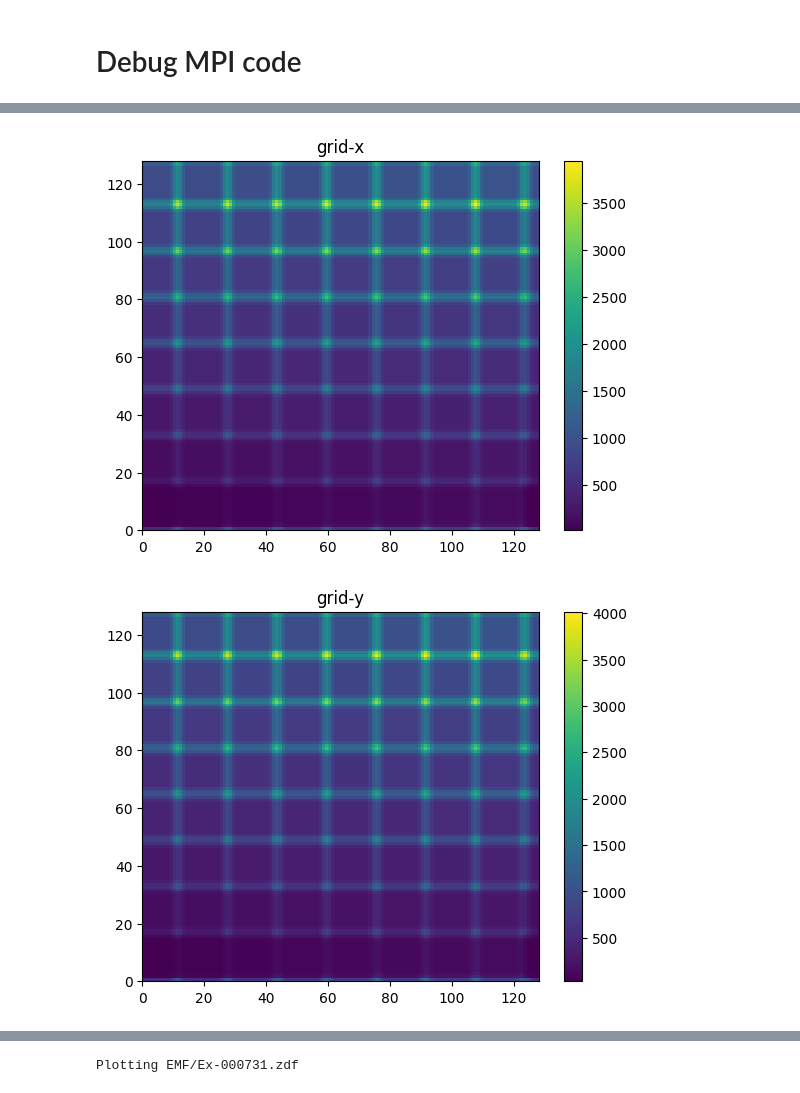
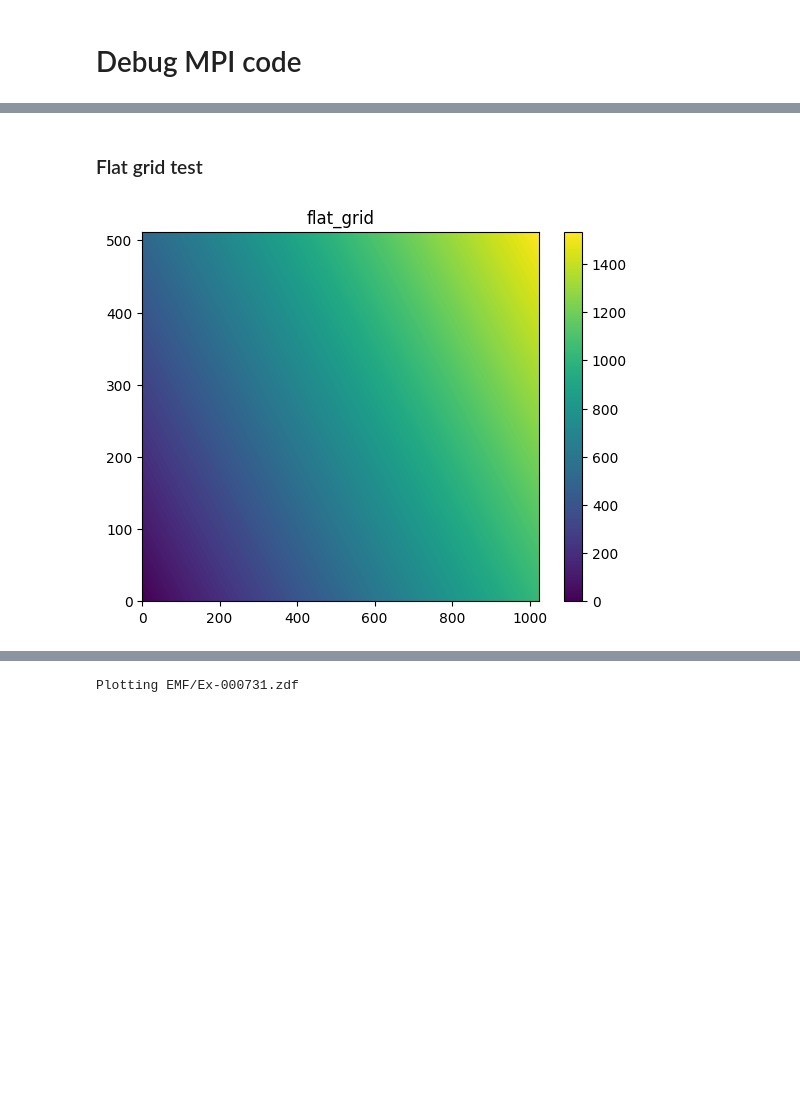
Before and after one commit to ricardo-fonseca/zpic-parallel, a Jupyter notebook: mpi/em2ds/Debug-mpi.ipynb, the cells around one changed output, grey strips where cells are left out. Drawn from its saved outputs; the diff is of its cells as text; code cells hidden in the pictures; blank space fills up the shorter version.

```diff
--- a/mpi/em2ds/Debug-mpi.ipynb
+++ b/mpi/em2ds/Debug-mpi.ipynb
@@ -46,9 +74,7 @@ Tests `vec3grid<>` class:
+# %% [markdown]
+### Flat grid test
 # %%
 import visxd
-
-visxd.grid("mpi/mpi-vec3-x.zdf" )
-visxd.grid("mpi/mpi-vec3-y.zdf" )
-visxd.grid("mpi/mpi-vec3-z.zdf" )
+visxd.grid( "mpi/mpi.zdf" )
 # %% [output]
-[figure, old version]
+[figure, new version]
-[figure, removed]
```
Also changed, not shown: parts of 14 cells of this notebook, 34 other files.
